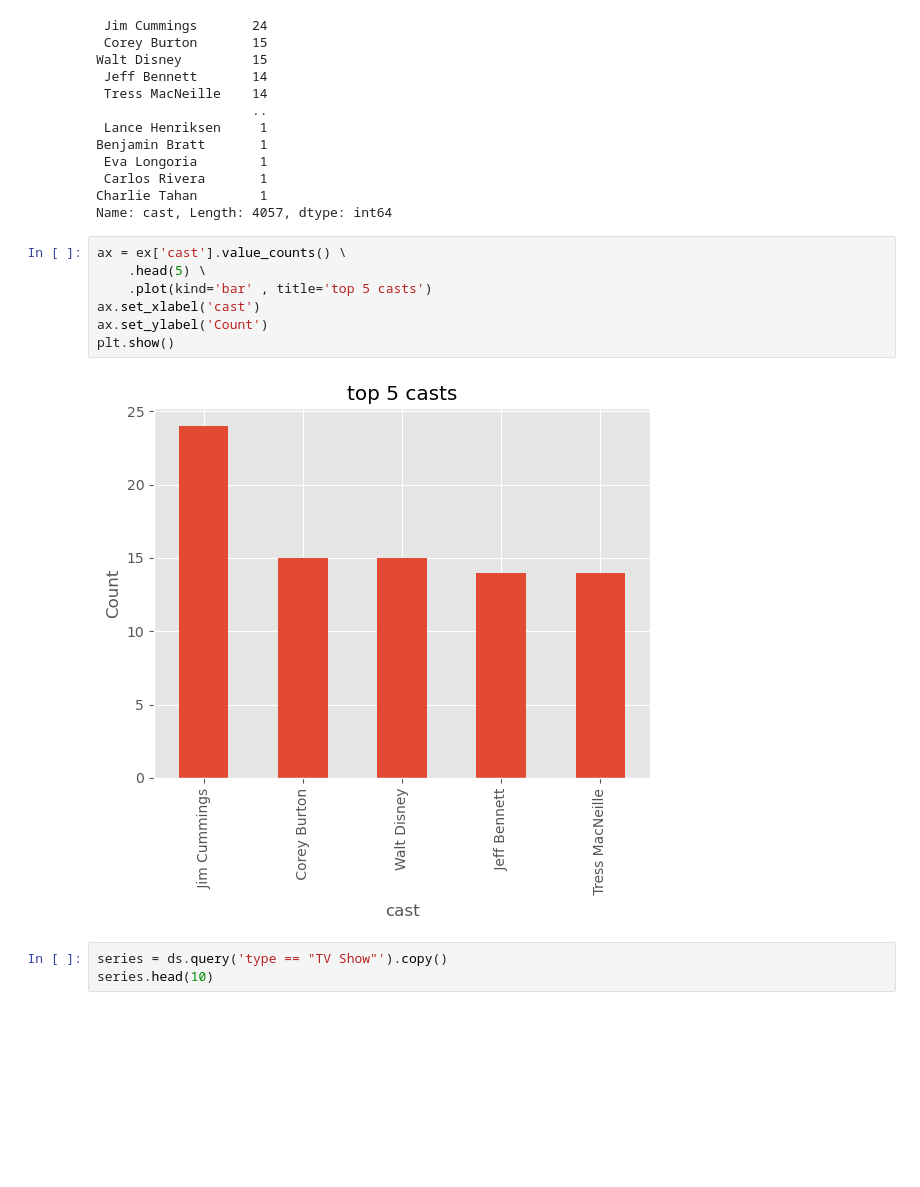
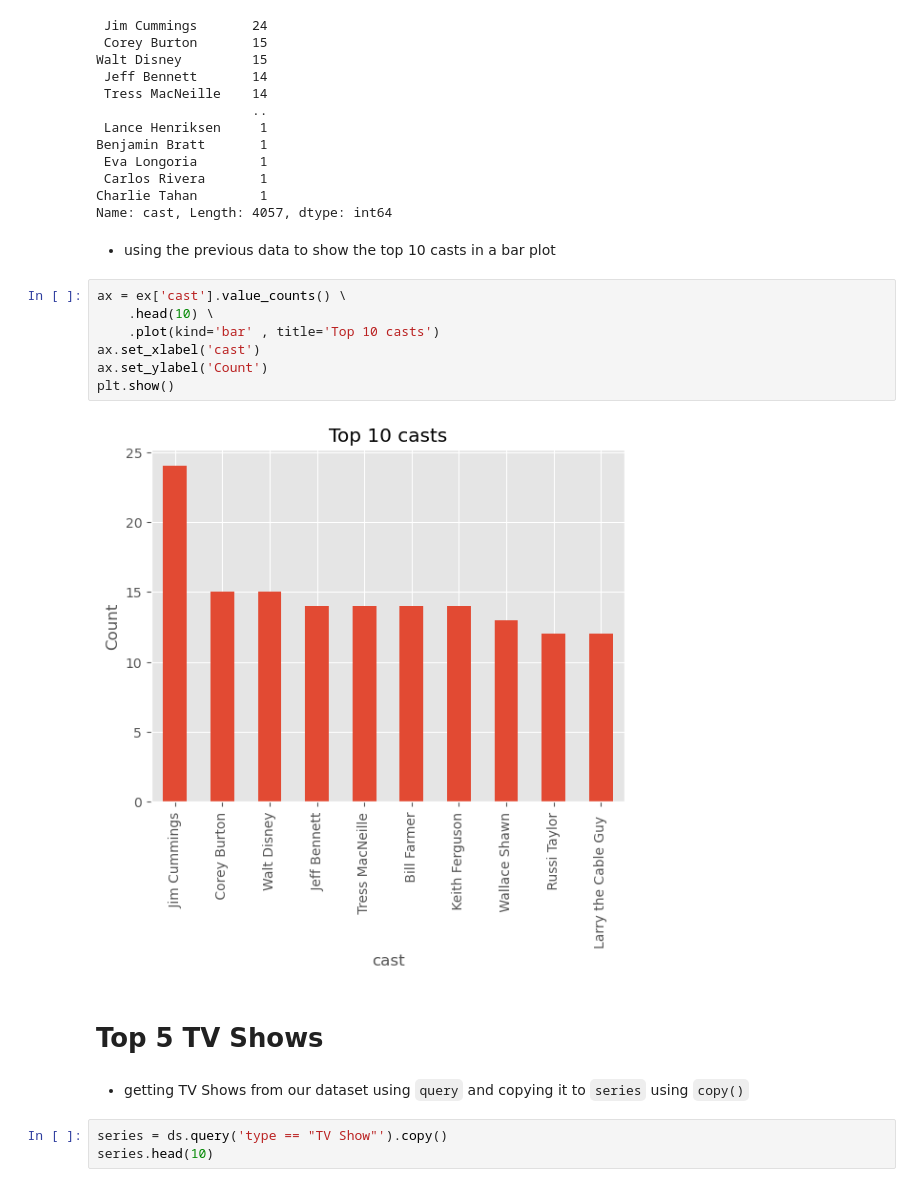
Before and after one commit to Rolerdxx/Exploratory-Data-Analysis, a Jupyter notebook: Projet.ipynb, the cells around one changed output. Cells and saved outputs as stored; diff of their text form; blank space fills up the shorter version.

```diff
--- a/Projet.ipynb
+++ b/Projet.ipynb
@@ -220,15 +297,21 @@ Benjamin Bratt       1
  Carlos Rivera       1
 Charlie Tahan        1
 Name: cast, Length: 4057, dtype: int64
+# %% [markdown]
+* using the previous data to show the top 10 casts in a bar plot
 # %%
 ax = ex['cast'].value_counts() \
-    .head(5) \
-    .plot(kind='bar' , title='top 5 casts')
+    .head(10) \
+    .plot(kind='bar' , title='Top 10 casts')
 ax.set_xlabel('cast')
 ax.set_ylabel('Count')
 plt.show()
 # %% [output]
-[figure, old version]
+[figure, new version]
+# %% [markdown]
+# Top 5 TV Shows
+# %% [markdown]
+* getting TV Shows from our dataset using `query` and copying it to `series` using `copy()`
 # %%
 series = ds.query('type == "TV Show"').copy()
 series.head(10)
```
Also changed, not shown: parts of 61 cells of this notebook.
